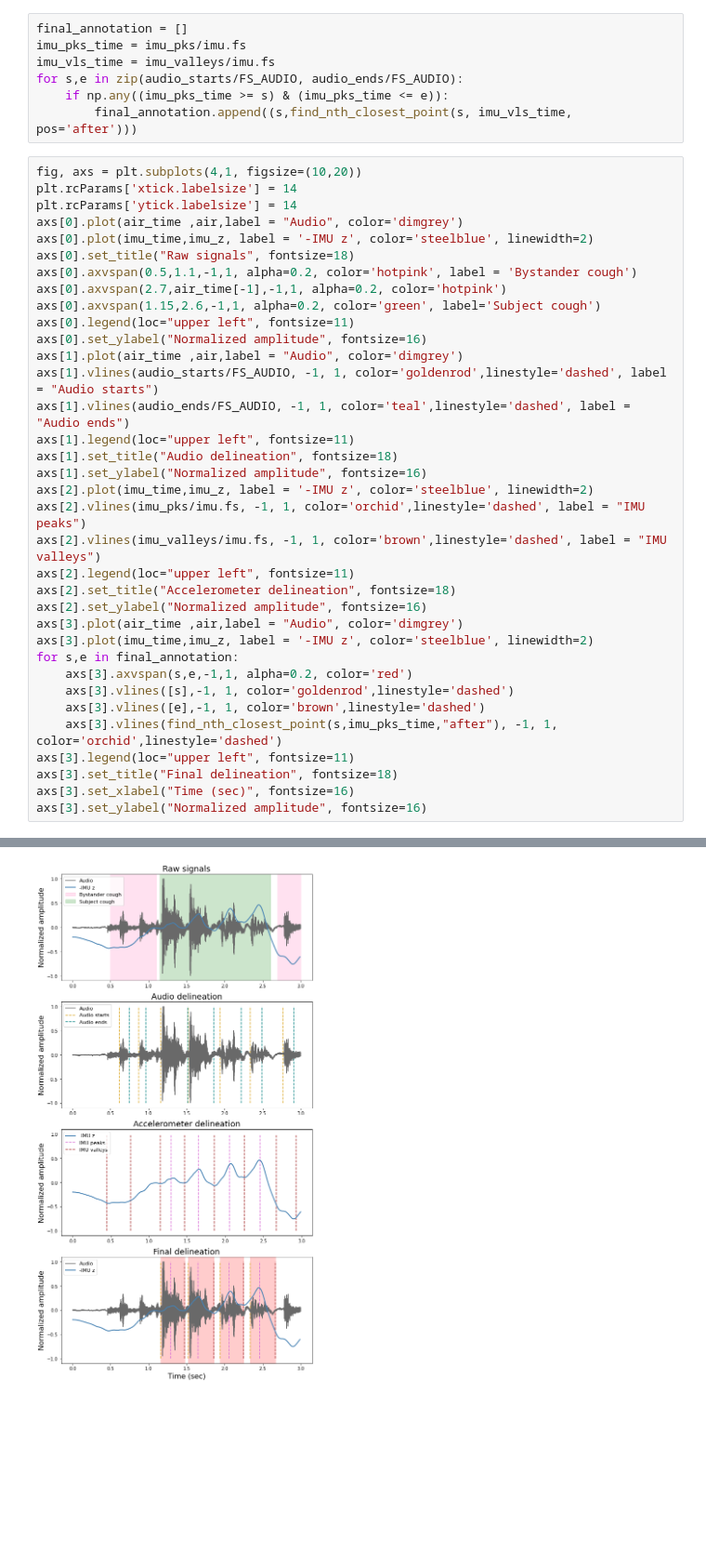
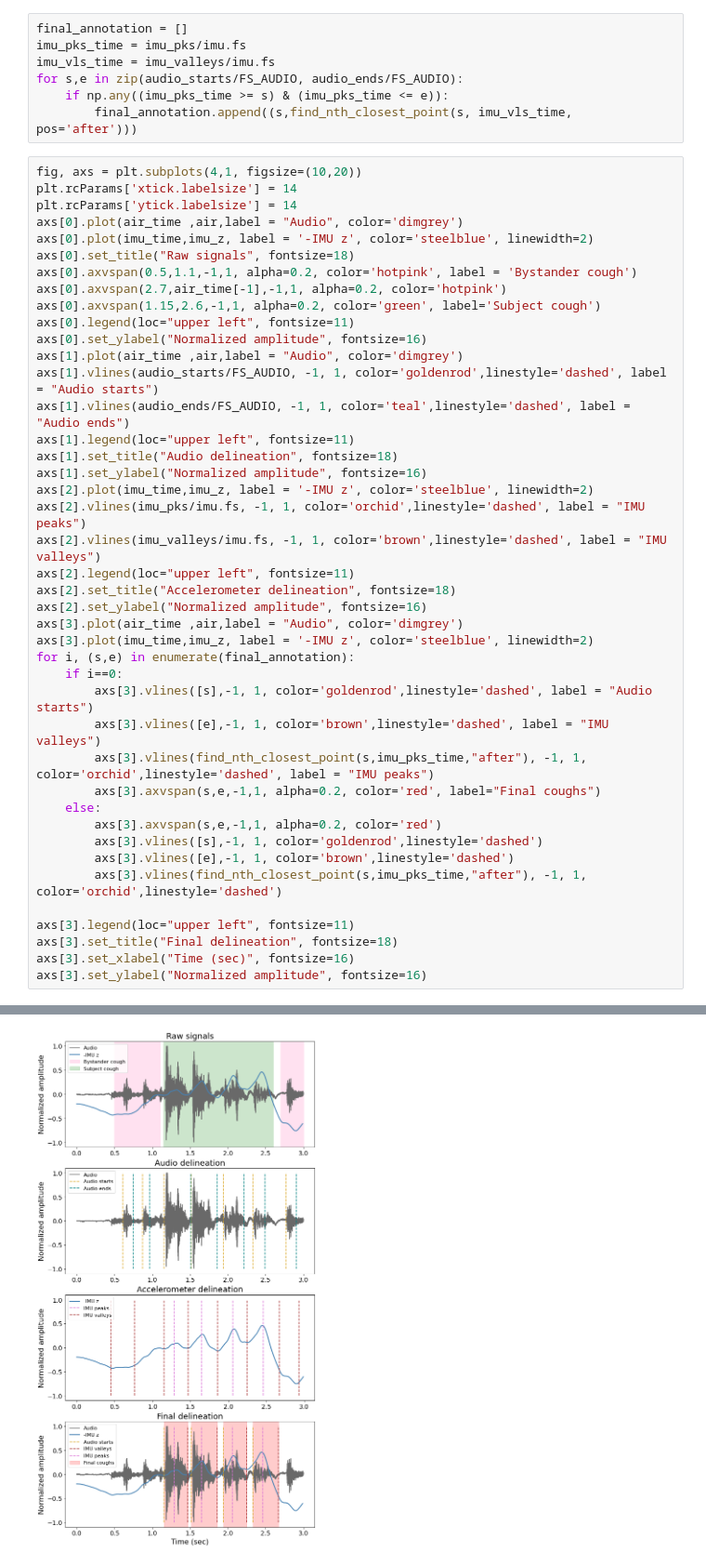
Before and after one commit to esl-epfl/edge-ai-cough-count, a Jupyter notebook: notebooks/Cough_Annotation.ipynb, the cells around one changed output, grey strips where cells are left out. Shown at 93% size. Saved outputs shown, nothing was run; the diff lists cells and outputs as text; blank space fills up the shorter version.

```diff
--- a/notebooks/Cough_Annotation.ipynb
+++ b/notebooks/Cough_Annotation.ipynb
@@ -131,11 +131,18 @@ axs[2].set_title("Accelerometer delineation", fontsize=18)
 axs[2].set_ylabel("Normalized amplitude", fontsize=16)
 axs[3].plot(air_time ,air,label = "Audio", color='dimgrey')
 axs[3].plot(imu_time,imu_z, label = '-IMU z', color='steelblue', linewidth=2)
-for s,e in final_annotation:
-    axs[3].axvspan(s,e,-1,1, alpha=0.2, color='red')
-    axs[3].vlines([s],-1, 1, color='goldenrod',linestyle='dashed')
-    axs[3].vlines([e],-1, 1, color='brown',linestyle='dashed')
-    axs[3].vlines(find_nth_closest_point(s,imu_pks_time,"after"), -1, 1, color='orchid',linestyle='dashed')
+for i, (s,e) in enumerate(final_annotation):
+    if i==0:
+        axs[3].vlines([s],-1, 1, color='goldenrod',linestyle='dashed', label = "Audio starts")
+        axs[3].vlines([e],-1, 1, color='brown',linestyle='dashed', label = "IMU valleys")
+        axs[3].vlines(find_nth_closest_point(s,imu_pks_time,"after"), -1, 1, color='orchid',linestyle='dashed', label = "IMU peaks")
+        axs[3].axvspan(s,e,-1,1, alpha=0.2, color='red', label="Final coughs")
+    else:
+        axs[3].axvspan(s,e,-1,1, alpha=0.2, color='red')
+        axs[3].vlines([s],-1, 1, color='goldenrod',linestyle='dashed')
+        axs[3].vlines([e],-1, 1, color='brown',linestyle='dashed')
+        axs[3].vlines(find_nth_closest_point(s,imu_pks_time,"after"), -1, 1, color='orchid',linestyle='dashed')
+
 axs[3].legend(loc="upper left", fontsize=11)
 axs[3].set_title("Final delineation", fontsize=18)
 axs[3].set_xlabel("Time (sec)", fontsize=16)
@@ -145 +151 @@ Text(0, 0.5, 'Normalized amplitude')
-[figure, old version]
+[figure, new version]
```
Also changed, not shown: parts of 2 cells of this notebook, 1 other file.
